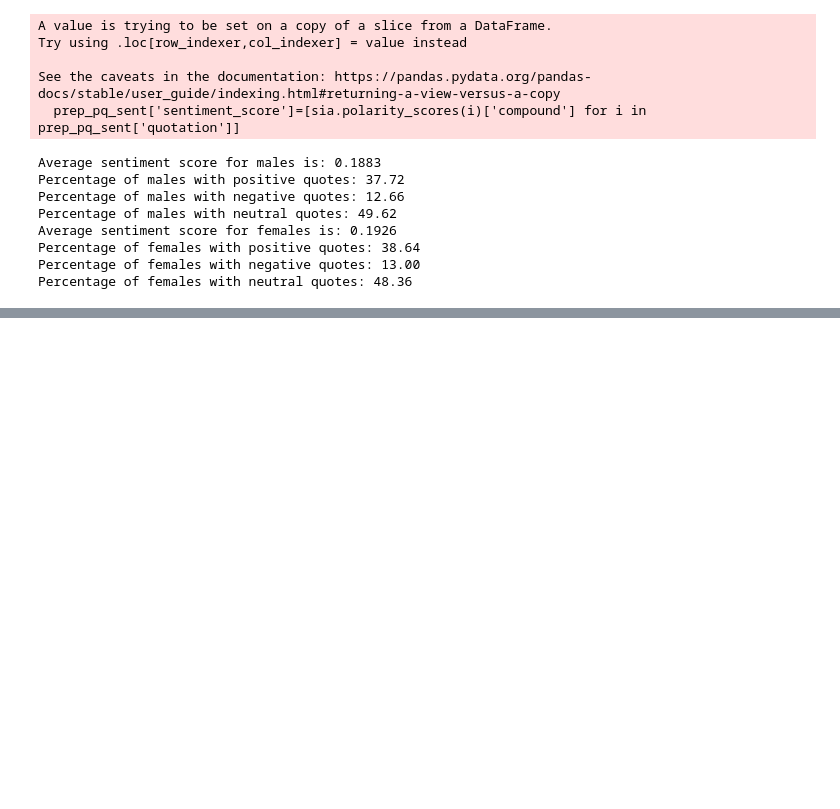
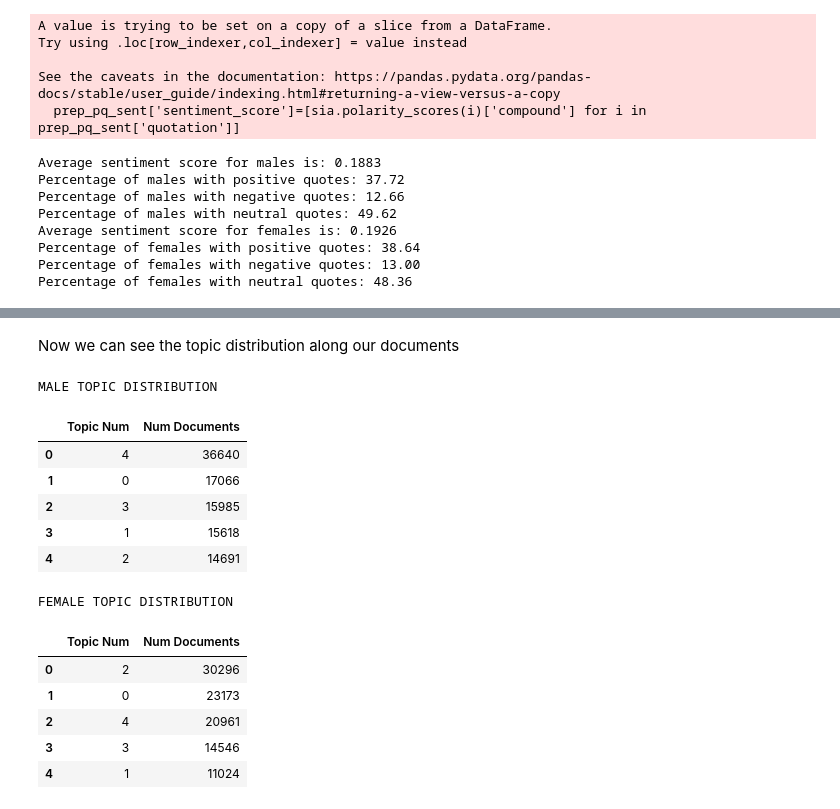
Before and after one commit to epfl-ada/ada-2021-project-madam, a Jupyter notebook: Data_Prep.ipynb, the cells around one changed output, grey strips where cells are left out. Saved outputs shown, nothing was run; the diff lists cells and outputs as text; code cells hidden in the pictures; blank space fills up the shorter version.

```diff
--- a/Data_Prep.ipynb
+++ b/Data_Prep.ipynb
@@ -231,0 +280,22 @@ Percentage of females with neutral quotes: 48.36
+# %% [markdown]
+Now we can see the topic distribution along our documents
+# %%
+print('MALE TOPIC DISTRIBUTION')
+m_df_document_topic, m_df_topic_distribution = topics_docs_matrix(m_best_lda_model, m_docword_matrix, show_dist = True)
+print('FEMALE TOPIC DISTRIBUTION')
+f_df_document_topic, f_df_topic_distribution = topics_docs_matrix(f_best_lda_model, f_docword_matrix, show_dist = True)
+# %% [output]
+MALE TOPIC DISTRIBUTION
+|  | Topic Num | Num Documents |
+| 0 | 4 | 36640 |
+| 1 | 0 | 17066 |
+| 2 | 3 | 15985 |
+| 3 | 1 | 15618 |
+| 4 | 2 | 14691 |
+FEMALE TOPIC DISTRIBUTION
+|  | Topic Num | Num Documents |
+| 0 | 2 | 30296 |
+| 1 | 0 | 23173 |
+| 2 | 4 | 20961 |
+| 3 | 3 | 14546 |
+| 4 | 1 | 11024 |
```
Also changed, not shown: parts of 16 cells of this notebook, 3 other files.
